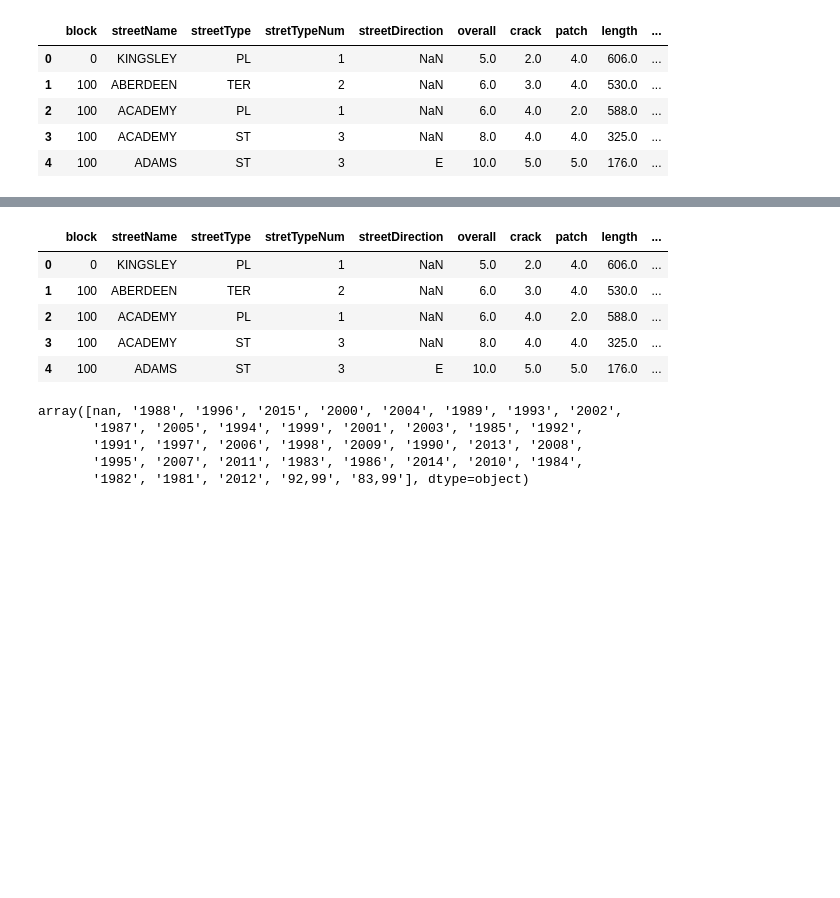
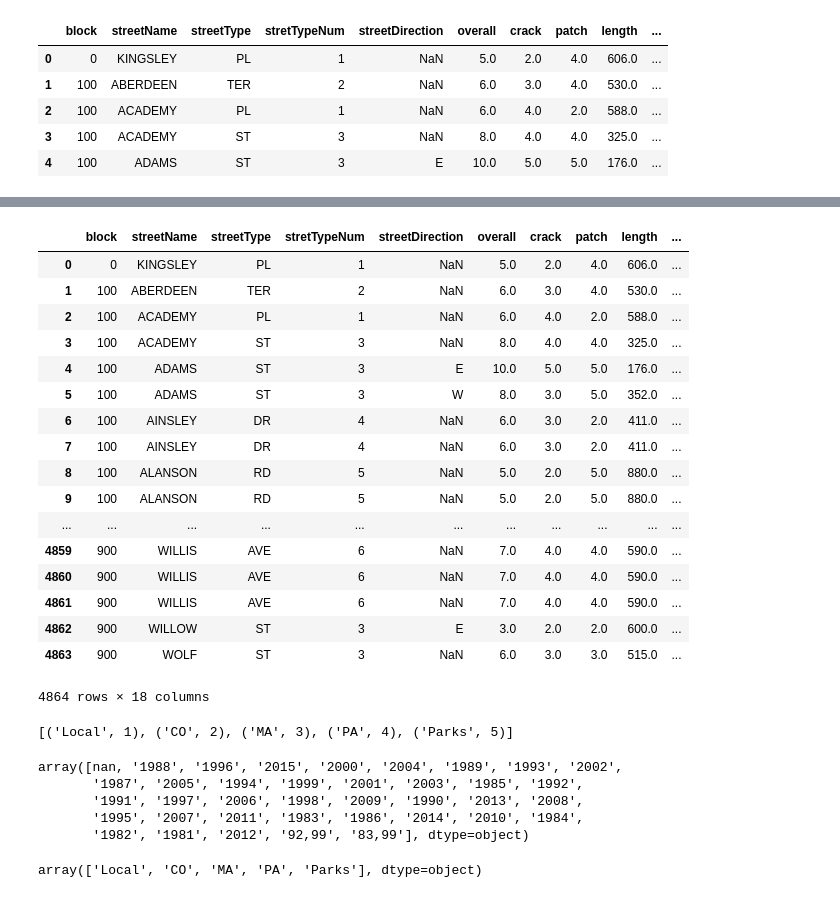
Before and after one commit to sohamkhare/civicdatahackathon, a Jupyter notebook: RC1.ipynb, the cells around one changed output, grey strips where cells are left out. Saved outputs shown, nothing was run; the diff lists cells and outputs as text; code cells hidden in the pictures; blank space fills up the shorter version.

```diff
--- a/RC1.ipynb
+++ b/RC1.ipynb
@@ -90,12 +92,28 @@ roadrating.insert(13,'classnum',newclass)
 # %%
-roadrating.head()
+roadrating
 # %% [output]
 |  | block | streetName | streetType | stretTypeNum | streetDirection | overall | crack | patch | length | ... |
 | 0 | 0 | KINGSLEY | PL | 1 | NaN | 5.0 | 2.0 | 4.0 | 606.0 | ... |
 | 1 | 100 | ABERDEEN | TER | 2 | NaN | 6.0 | 3.0 | 4.0 | 530.0 | ... |
 | 2 | 100 | ACADEMY | PL | 1 | NaN | 6.0 | 4.0 | 2.0 | 588.0 | ... |
 | 3 | 100 | ACADEMY | ST | 3 | NaN | 8.0 | 4.0 | 4.0 | 325.0 | ... |
 | 4 | 100 | ADAMS | ST | 3 | E | 10.0 | 5.0 | 5.0 | 176.0 | ... |
+| 5 | 100 | ADAMS | ST | 3 | W | 8.0 | 3.0 | 5.0 | 352.0 | ... |
+| 6 | 100 | AINSLEY | DR | 4 | NaN | 6.0 | 3.0 | 2.0 | 411.0 | ... |
+| 7 | 100 | AINSLEY | DR | 4 | NaN | 6.0 | 3.0 | 2.0 | 411.0 | ... |
+| 8 | 100 | ALANSON | RD | 5 | NaN | 5.0 | 2.0 | 5.0 | 880.0 | ... |
+| 9 | 100 | ALANSON | RD | 5 | NaN | 5.0 | 2.0 | 5.0 | 880.0 | ... |
+| ... | ... | ... | ... | ... | ... | ... | ... | ... | ... | ... |
+| 4859 | 900 | WILLIS | AVE | 6 | NaN | 7.0 | 4.0 | 4.0 | 590.0 | ... |
+| 4860 | 900 | WILLIS | AVE | 6 | NaN | 7.0 | 4.0 | 4.0 | 590.0 | ... |
+| 4861 | 900 | WILLIS | AVE | 6 | NaN | 7.0 | 4.0 | 4.0 | 590.0 | ... |
+| 4862 | 900 | WILLOW | ST | 3 | E | 3.0 | 2.0 | 2.0 | 600.0 | ... |
+| 4863 | 900 | WOLF | ST | 3 | NaN | 6.0 | 3.0 | 3.0 | 515.0 | ... |
+4864 rows × 18 columns
+# %%
+foil
+# %% [output]
+[('Local', 1), ('CO', 2), ('MA', 3), ('PA', 4), ('Parks', 5)]
 # %%
 roadrating['dateLastOverlay'].unique()
 # %% [output]
@@ -104,3 +122,7 @@ array([nan, '1988', '1996', '2015', '2000', '2004', '1989', '1993', '2002',
        '1991', '1997', '2006', '1998', '2009', '1990', '2013', '2008',
        '1995', '2007', '2011', '1983', '1986', '2014', '2010', '1984',
        '1982', '1981', '2012', '92,99', '83,99'], dtype=object)
+# %%
+roadrating['class'].unique()
+# %% [output]
+array(['Local', 'CO', 'MA', 'PA', 'Parks'], dtype=object)
```
Also changed, not shown: parts of 7 cells of this notebook.
